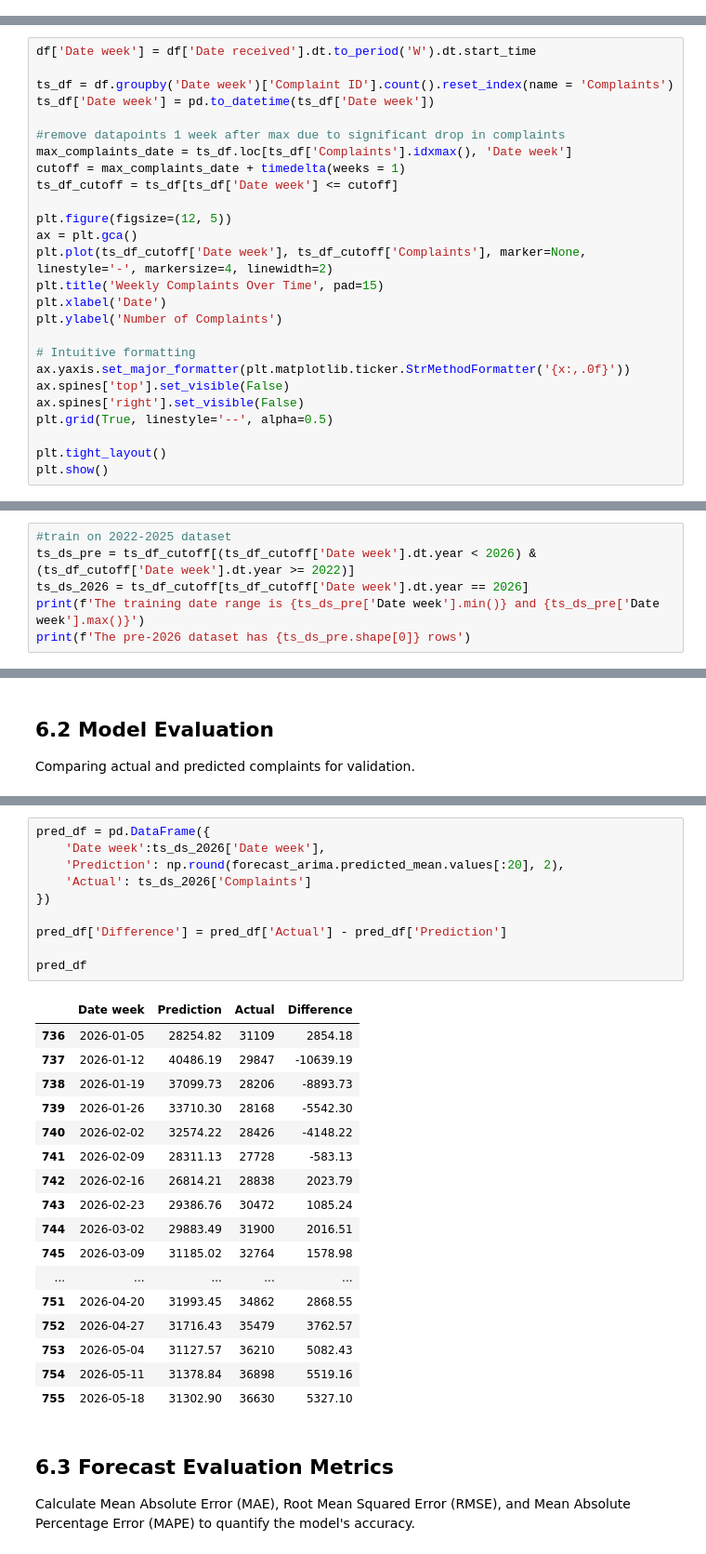
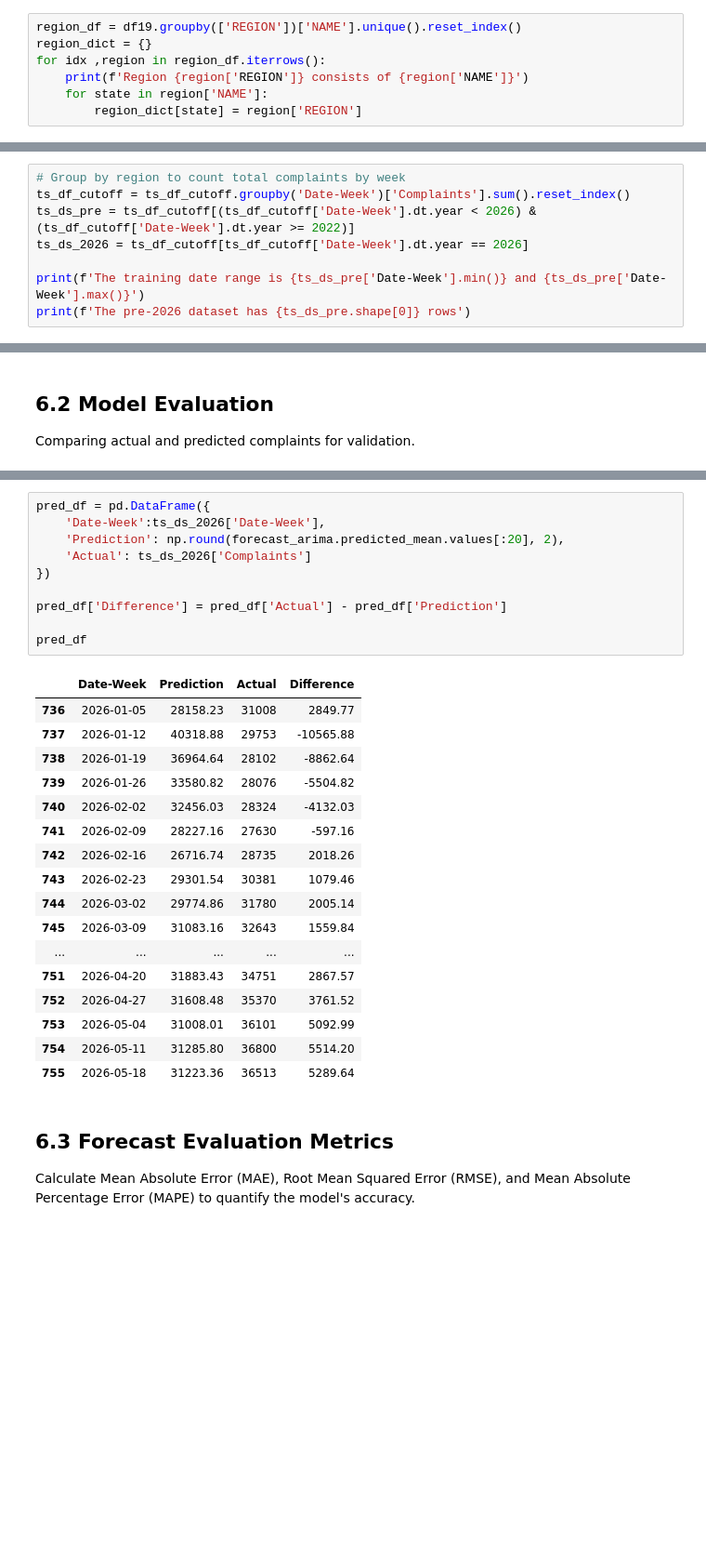
Before and after one commit to Papazian/MADS_Capstone, a Jupyter notebook: Geospatial_and_Time_Series_Analysis/visuals_forecast.ipynb, the cells around one changed output, grey strips where cells are left out. Shown at 93% size. Saved outputs shown, nothing was run; the diff lists cells and outputs as text; blank space fills up the shorter version.

```diff
--- a/Geospatial_and_Time_Series_Analysis/visuals_forecast.ipynb
+++ b/Geospatial_and_Time_Series_Analysis/visuals_forecast.ipynb
@@ -87,0 +82,7 @@ df25.sample(5)
+# %%
+region_df = df19.groupby(['REGION'])['NAME'].unique().reset_index()
+region_dict = {}
+for idx ,region in region_df.iterrows():
+    print(f'Region {region['REGION']} consists of {region['NAME']}')
+    for state in region['NAME']:
+        region_dict[state] = region['REGION']
@@ -364,26 +320,0 @@ Decomposing the time series data for trend and seasonality.
-# %%
-df['Date week'] = df['Date received'].dt.to_period('W').dt.start_time
-
-ts_df = df.groupby('Date week')['Complaint ID'].count().reset_index(name = 'Complaints')
-ts_df['Date week'] = pd.to_datetime(ts_df['Date week'])
-
-#remove datapoints 1 week after max due to significant drop in complaints
-max_complaints_date = ts_df.loc[ts_df['Complaints'].idxmax(), 'Date week']
-cutoff = max_complaints_date + timedelta(weeks = 1)
-ts_df_cutoff = ts_df[ts_df['Date week'] <= cutoff]
-
-plt.figure(figsize=(12, 5))
-ax = plt.gca()
-plt.plot(ts_df_cutoff['Date week'], ts_df_cutoff['Complaints'], marker=None, linestyle='-', markersize=4, linewidth=2)
-plt.title('Weekly Complaints Over Time', pad=15)
-plt.xlabel('Date')
-plt.ylabel('Number of Complaints')
-
-# Intuitive formatting
-ax.yaxis.set_major_formatter(plt.matplotlib.ticker.StrMethodFormatter('{x:,.0f}'))
-ax.spines['top'].set_visible(False)
-ax.spines['right'].set_visible(False)
-plt.grid(True, linestyle='--', alpha=0.5)
-
-plt.tight_layout()
-plt.show()
@@ -411,8 +396,10 @@ Predicting the 2026 forecast using SARIMAX.
 # %%
-#train on 2022-2025 dataset
-ts_ds_pre = ts_df_cutoff[(ts_df_cutoff['Date week'].dt.year < 2026) & (ts_df_cutoff['Date week'].dt.year >= 2022)]
-ts_ds_2026 = ts_df_cutoff[ts_df_cutoff['Date week'].dt.year == 2026]
-print(f'The training date range is {ts_ds_pre['Date week'].min()} and {ts_ds_pre['Date week'].max()}')
+# Group by region to count total complaints by week
+ts_df_cutoff = ts_df_cutoff.groupby('Date-Week')['Complaints'].sum().reset_index()
+ts_ds_pre = ts_df_cutoff[(ts_df_cutoff['Date-Week'].dt.year < 2026) & (ts_df_cutoff['Date-Week'].dt.year >= 2022)]
+ts_ds_2026 = ts_df_cutoff[ts_df_cutoff['Date-Week'].dt.year == 2026]
+
+print(f'The training date range is {ts_ds_pre['Date-Week'].min()} and {ts_ds_pre['Date-Week'].max()}')
 print(f'The pre-2026 dataset has {ts_ds_pre.shape[0]} rows')
 # %% [output]
 The training date range is 2022-01-03 00:00:00 and 2025-12-29 00:00:00
@@ -556,31 +539,31 @@ len(ts_ds_2026['Complaints'])
 # %%
 pred_df = pd.DataFrame({
-    'Date week':ts_ds_2026['Date week'],
+    'Date-Week':ts_ds_2026['Date-Week'],
     'Prediction': np.round(forecast_arima.predicted_mean.values[:20], 2),
     'Actual': ts_ds_2026['Complaints']
 })
 
 pred_df['Difference'] = pred_df['Actual'] - pred_df['Prediction']
 
 pred_df
 # %% [output]
-|  | Date week | Prediction | Actual | Difference |
-| 736 | 2026-01-05 | 28254.82 | 31109 | 2854.18 |
-| 737 | 2026-01-12 | 40486.19 | 29847 | -10639.19 |
-| 738 | 2026-01-19 | 37099.73 | 28206 | -8893.73 |
-| 739 | 2026-01-26 | 33710.30 | 28168 | -5542.30 |
-| 740 | 2026-02-02 | 32574.22 | 28426 | -4148.22 |
-| 741 | 2026-02-09 | 28311.13 | 27728 | -583.13 |
-| 742 | 2026-02-16 | 26814.21 | 28838 | 2023.79 |
-| 743 | 2026-02-23 | 29386.76 | 30472 | 1085.24 |
-| 744 | 2026-03-02 | 29883.49 | 31900 | 2016.51 |
-| 745 | 2026-03-09 | 31185.02 | 32764 | 1578.98 |
+|  | Date-Week | Prediction | Actual | Difference |
+| 736 | 2026-01-05 | 28158.23 | 31008 | 2849.77 |
+| 737 | 2026-01-12 | 40318.88 | 29753 | -10565.88 |
+| 738 | 2026-01-19 | 36964.64 | 28102 | -8862.64 |
+| 739 | 2026-01-26 | 33580.82 | 28076 | -5504.82 |
+| 740 | 2026-02-02 | 32456.03 | 28324 | -4132.03 |
+| 741 | 2026-02-09 | 28227.16 | 27630 | -597.16 |
+| 742 | 2026-02-16 | 26716.74 | 28735 | 2018.26 |
+| 743 | 2026-02-23 | 29301.54 | 30381 | 1079.46 |
+| 744 | 2026-03-02 | 29774.86 | 31780 | 2005.14 |
+| 745 | 2026-03-09 | 31083.16 | 32643 | 1559.84 |
 | ... | ... | ... | ... | ... |
-| 751 | 2026-04-20 | 31993.45 | 34862 | 2868.55 |
-| 752 | 2026-04-27 | 31716.43 | 35479 | 3762.57 |
-| 753 | 2026-05-04 | 31127.57 | 36210 | 5082.43 |
-| 754 | 2026-05-11 | 31378.84 | 36898 | 5519.16 |
-| 755 | 2026-05-18 | 31302.90 | 36630 | 5327.10 |
+| 751 | 2026-04-20 | 31883.43 | 34751 | 2867.57 |
+| 752 | 2026-04-27 | 31608.48 | 35370 | 3761.52 |
+| 753 | 2026-05-04 | 31008.01 | 36101 | 5092.99 |
+| 754 | 2026-05-11 | 31285.80 | 36800 | 5514.20 |
+| 755 | 2026-05-18 | 31223.36 | 36513 | 5289.64 |
 # %% [markdown]
 ## 6.3 Forecast Evaluation Metrics
 Calculate Mean Absolute Error (MAE), Root Mean Squared Error (RMSE), and Mean Absolute Percentage Error (MAPE) to quantify the model's accuracy.
```
Also changed, not shown: parts of 24 cells of this notebook.
